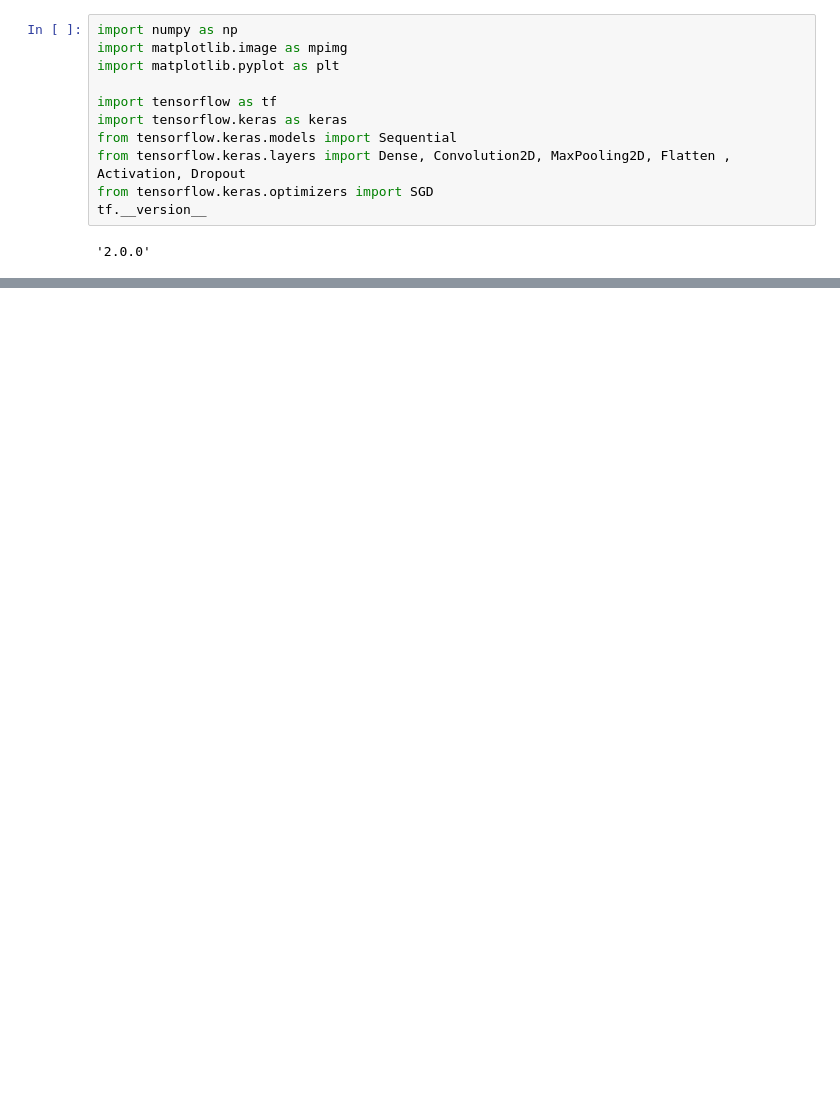
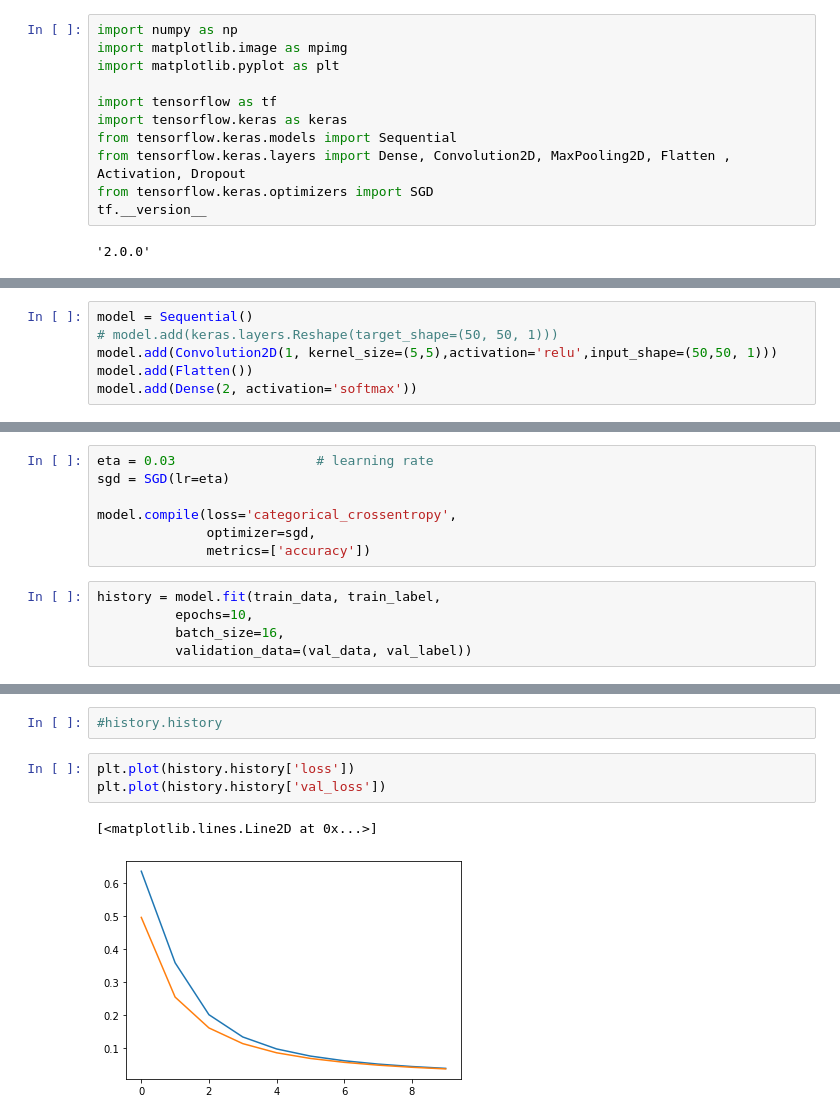
Before and after one commit to fa97ber/DeepLearning, a Jupyter notebook: DL_02_01.ipynb, the cells around one changed output, grey strips where cells are left out. Drawn from its saved outputs; the diff is of its cells as text; blank space fills up the shorter version.

```diff
--- a/DL_02_01.ipynb
+++ b/DL_02_01.ipynb
@@ -51,0 +67,6 @@ plt.show()
+# %%
+model = Sequential()
+# model.add(keras.layers.Reshape(target_shape=(50, 50, 1)))
+model.add(Convolution2D(1, kernel_size=(5,5),activation='relu',input_shape=(50,50, 1)))
+model.add(Flatten())
+model.add(Dense(2, activation='softmax'))
@@ -51,0 +90,12 @@ plt.show()
+# %%
+eta = 0.03                  # learning rate
+sgd = SGD(lr=eta)
+
+model.compile(loss='categorical_crossentropy',
+              optimizer=sgd,
+              metrics=['accuracy'])
+# %%
+history = model.fit(train_data, train_label,
+          epochs=10,
+          batch_size=16,
+          validation_data=(val_data, val_label))
@@ -51,0 +120,8 @@ plt.show()
+# %%
+#history.history
+# %%
+plt.plot(history.history['loss'])
+plt.plot(history.history['val_loss'])
+# %% [output]
+[<matplotlib.lines.Line2D at 0x...>]
+[figure, added]
```
Also changed, not shown: parts of 12 cells of this notebook.
